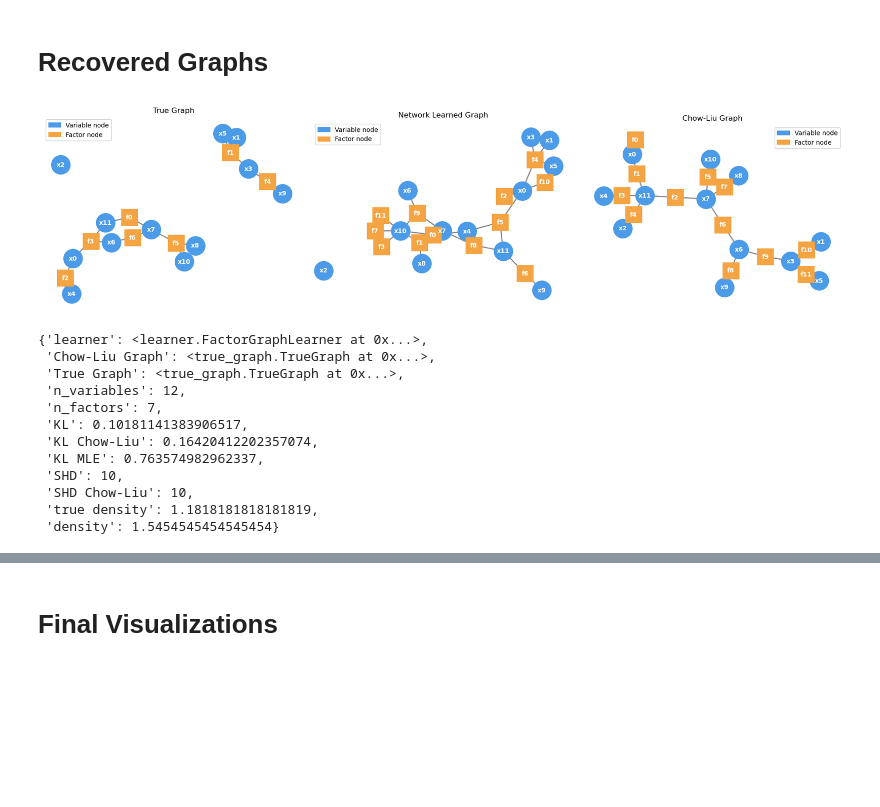
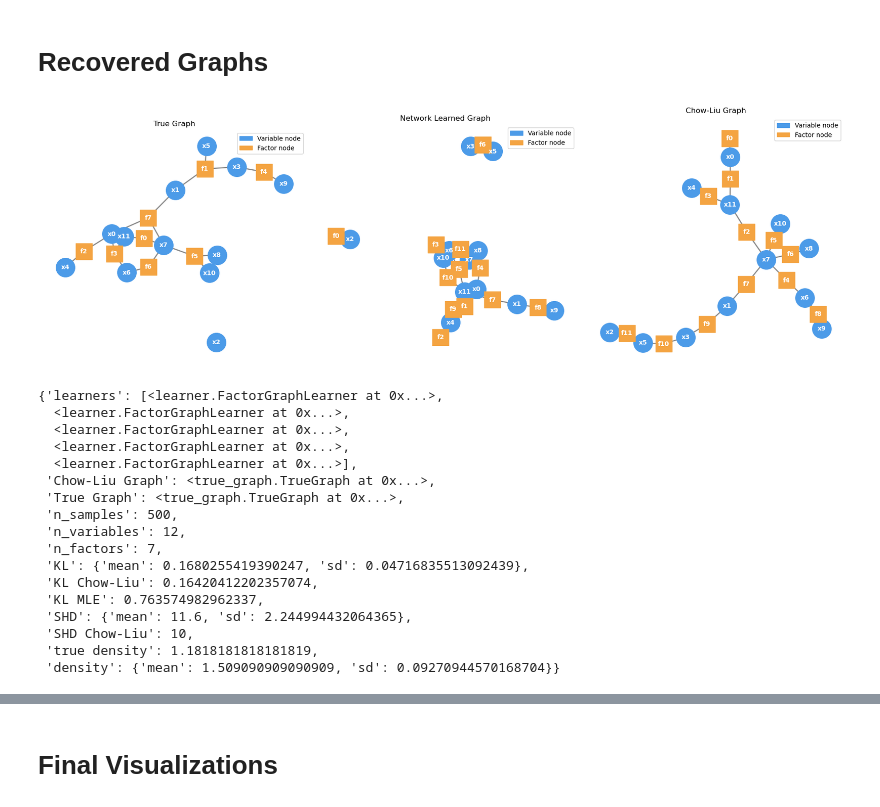
Before and after one commit to AyushBatra01/FG-Structure-NN, a Jupyter notebook: experiments/03_comparison.ipynb, the cells around one changed output, grey strips where cells are left out. Saved outputs shown, nothing was run; the diff lists cells and outputs as text; code cells hidden in the pictures; blank space fills up the shorter version.

```diff
--- a/experiments/03_comparison.ipynb
+++ b/experiments/03_comparison.ipynb
@@ -169,9 +182,9 @@ def learner_to_graph(lrn):
     g = TrueGraph(n=lrn.network.n_vars, factors=factors)
     return g
 # %%
-def show_graphs(result, seed_true=1, seed_lrn=1, seed_cl=1, size=6, savefig=False, path=""):
+def show_graphs(result, index=0, seed_true=1, seed_lrn=1, seed_cl=1, size=6, savefig=False, path=""):
     true_graph = result['True Graph']
-    lrn = result['learner']
+    lrn = result['learners'][index]
     cl = result['Chow-Liu Graph']
 
     fig, axs = plt.subplots(1,3, figsize=(3*size,size))
@@ -189,20 +202,25 @@ def show_graphs(result, seed_true=1, seed_lrn=1, seed_cl=1, size=6, savefig=Fals
 
     plt.show()
 # %%
-show_graphs(results_graphs[3], 2, 2, 8)
+show_graphs(results_graphs[4], index=0, seed_true=2, seed_lrn=2, seed_cl=9)
 results_graphs[3]
 # %% [output]
-[figure, old version]
+[figure, new version]
-{'learner': <learner.FactorGraphLearner at 0x...>,
+{'learners': [<learner.FactorGraphLearner at 0x...>,
+  <learner.FactorGraphLearner at 0x...>,
+  <learner.FactorGraphLearner at 0x...>,
+  <learner.FactorGraphLearner at 0x...>,
+  <learner.FactorGraphLearner at 0x...>],
  'Chow-Liu Graph': <true_graph.TrueGraph at 0x...>,
  'True Graph': <true_graph.TrueGraph at 0x...>,
+ 'n_samples': 500,
  'n_variables': 12,
  'n_factors': 7,
- 'KL': 0.10181141383906517,
+ 'KL': {'mean': 0.1680255419390247, 'sd': 0.04716835513092439},
  'KL Chow-Liu': 0.16420412202357074,
  'KL MLE': 0.763574982962337,
- 'SHD': 10,
+ 'SHD': {'mean': 11.6, 'sd': 2.244994432064365},
  'SHD Chow-Liu': 10,
  'true density': 1.1818181818181819,
- 'density': 1.5454545454545454}
+ 'density': {'mean': 1.509090909090909, 'sd': 0.09270944570168704}}
 # %%
```
Also changed, not shown: parts of 20 cells of this notebook, 4 other files.
